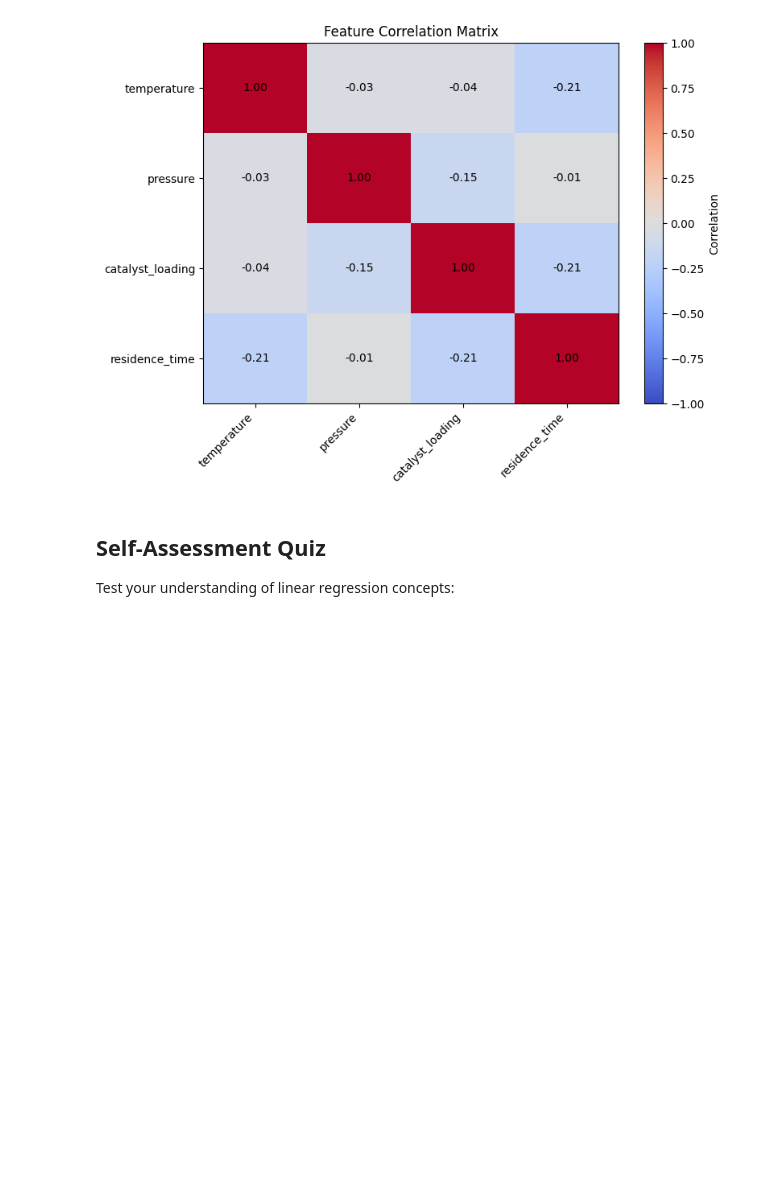
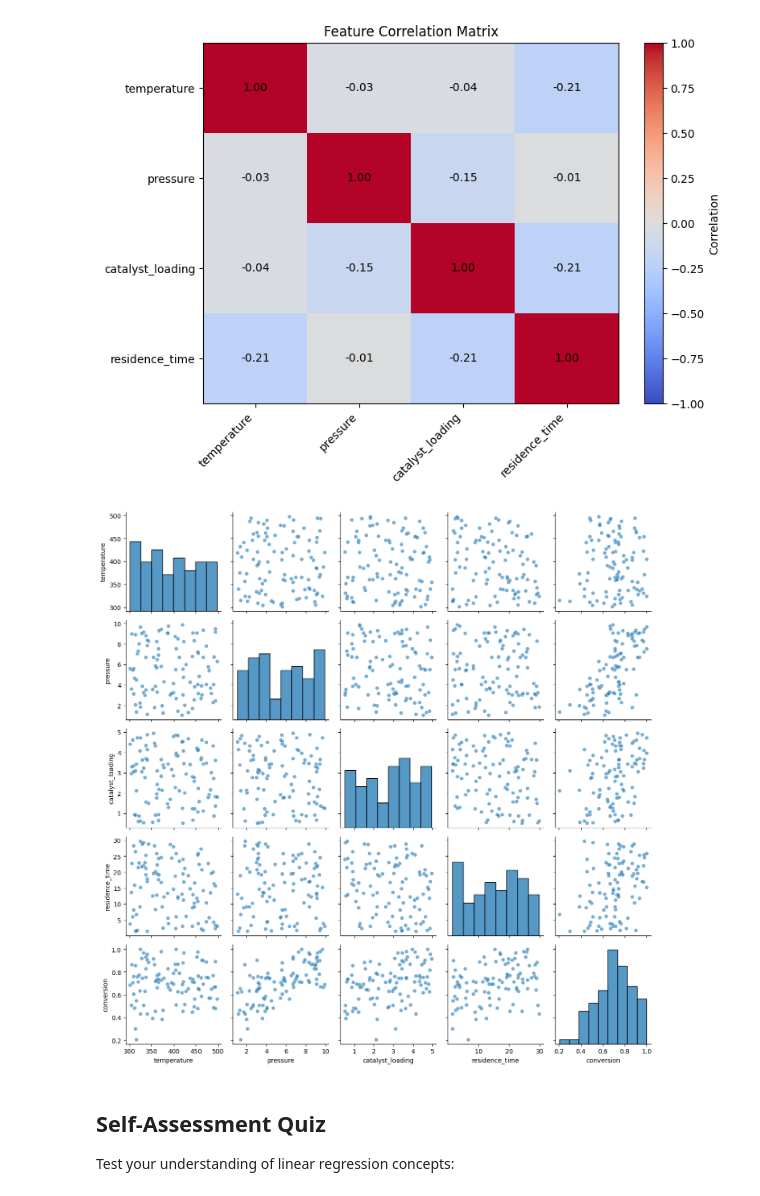
Before and after one commit to jkitchin/s26-06642, a Jupyter notebook: dsmles/06-linear-regression/linear-regression.ipynb, the cells around one changed output. Saved outputs shown, nothing was run; the diff lists cells and outputs as text; code cells hidden in the pictures; blank space fills up the shorter version.

```diff
--- a/dsmles/06-linear-regression/linear-regression.ipynb
+++ b/dsmles/06-linear-regression/linear-regression.ipynb
@@ -577,6 +605,14 @@ plt.tight_layout()
 plt.show()
 # %% [output]
 [figure]
+# %%
+import seaborn as sns
+
+sns.pairplot(df[feature_names + ['conversion']], diag_kind='hist', plot_kws={'alpha': 0.6})
+plt.tight_layout()
+plt.show()
+# %% [output]
+[figure, added]
 # %% [markdown]
 ## Self-Assessment Quiz
 
```
Also changed, not shown: parts of 5 cells of this notebook.
